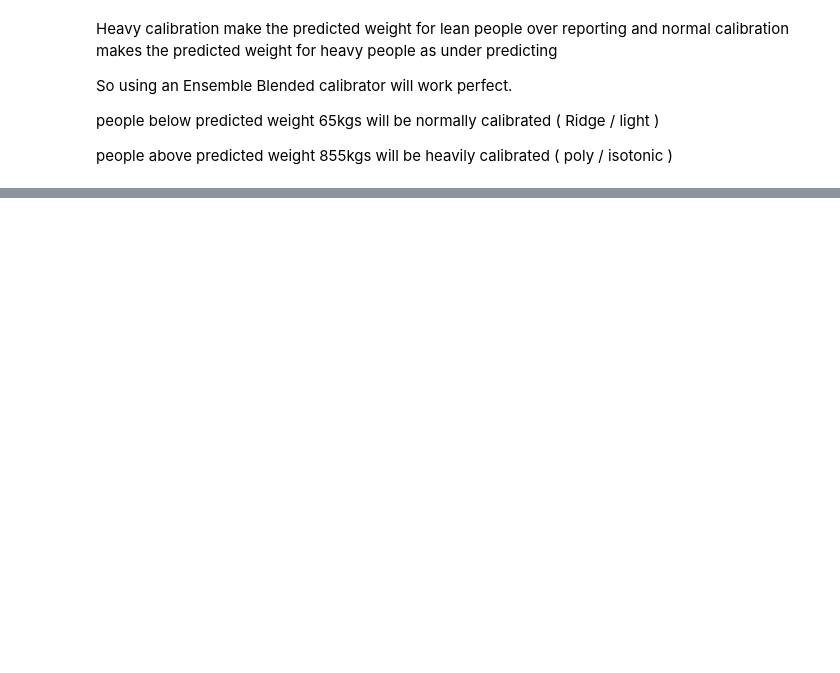
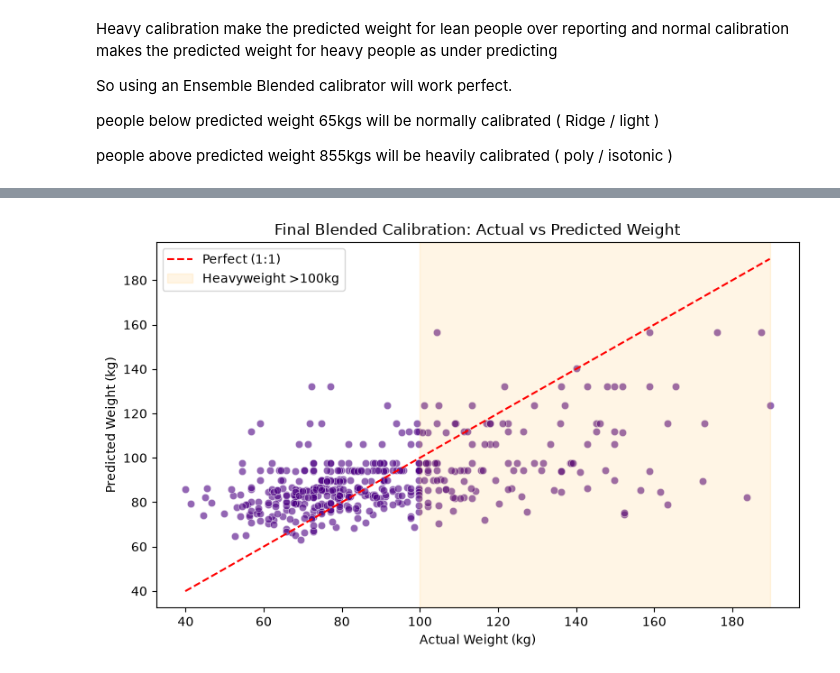
Before and after one commit to Prashant-kmishra/PulseFit-Multi-Objective-Deep-Learning-Framework-for-Image-Based-Body-Fat-Percentage-Estimation, a Jupyter notebook: notebooks/PulseFit-V3.ipynb, the cells around one changed output, grey strips where cells are left out. Drawn from its saved outputs; the diff is of its cells as text; code cells hidden in the pictures; blank space fills up the shorter version.

```diff
--- a/notebooks/PulseFit-V3.ipynb
+++ b/notebooks/PulseFit-V3.ipynb
@@ -1491,0 +1491,94 @@ class PulseFitAnalyzer:
+# %%
+prep_dir = r"C:\Users\mishr\PROJECTS\P4-Pulse-Fit\models\preprocessing"
+scaler_h = joblib.load(os.path.join(prep_dir, "height_cm_scaler.pkl"))
+scaler_w = joblib.load(os.path.join(prep_dir, "weight_scaler.pkl"))
+
+final_model.eval()
+true_w, raw_pred_w = [], []
+true_h, raw_pred_h = [], []
+
+with torch.no_grad():
+    for images, targets in val_loader:
+        images = images.to(device)
+        with torch.amp.autocast('cuda'):
+            out = final_model(images)
+
+        t_h = scaler_h.inverse_transform(targets['height_out'].cpu().numpy().reshape(-1, 1)).flatten()
+        p_h = scaler_h.inverse_transform(out['height_out'].cpu().numpy().reshape(-1, 1)).flatten()
+        true_h.extend(t_h)
+        raw_pred_h.extend(p_h)
+
+        t_w = scaler_w.inverse_transform(targets['weight_out'].cpu().numpy().reshape(-1, 1)).flatten()
+        p_w = scaler_w.inverse_transform(out['weight_out'].cpu().numpy().reshape(-1, 1)).flatten()
+        true_w.extend(t_w)
+        raw_pred_w.extend(p_w)
+
+true_w = np.array(true_w)
+raw_pred_w = np.array(raw_pred_w).reshape(-1, 1)
+true_h = np.array(true_h)
+raw_pred_h = np.array(raw_pred_h).reshape(-1, 1)
+
+calib_h = Ridge(alpha=1.0).fit(raw_pred_h, true_h)
+final_pred_h = calib_h.predict(raw_pred_h)
+
+calib_w_light = Ridge(alpha=1.0).fit(raw_pred_w, true_w)
+calib_w_heavy = IsotonicRegression(out_of_bounds='clip').fit(raw_pred_w.flatten(), true_w)
+
+class BlendedCalibrator:
+    def __init__(self, m_light, m_heavy, lower=65.0, upper=85.0):
+        self.m_light = m_light
+        self.m_heavy = m_heavy
+        self.lower = lower
+        self.upper = upper
+
+    def predict(self, X):
+        X_arr = np.array(X).flatten()
+        preds = np.zeros_like(X_arr)
+        p_light = self.m_light.predict(X).flatten()
+        p_heavy = self.m_heavy.predict(X).flatten()
+
+        for i, x in enumerate(X_arr):
+            if x <= self.lower:
+                preds[i] = p_light[i]
+            elif x >= self.upper:
+                preds[i] = p_heavy[i]
+            else:
+                w = (x - self.lower) / (self.upper - self.lower)
+                preds[i] = (1 - w)*p_light[i] + w*p_heavy[i]
+        return preds
+
+blended_w = BlendedCalibrator(calib_w_light, calib_w_heavy, lower=65.0, upper=85.0)
+final_pred_w = blended_w.predict(raw_pred_w)
+
+true_bmi = true_w / ((true_h / 100.0) ** 2)
+pred_bmi = final_pred_w / ((final_pred_h / 100.0) ** 2)
+
+mae_h = mean_absolute_error(true_h, final_pred_h)
+mae_w = mean_absolute_error(true_w, final_pred_w)
+mae_bmi = mean_absolute_error(true_bmi, pred_bmi)
+
+heavy_mask = true_w >= 100
+heavy_mae = mean_absolute_error(true_w[heavy_mask], final_pred_w[heavy_mask])
+heavy_bias = np.mean(final_pred_w[heavy_mask] - true_w[heavy_mask])
+
+
+print(" FINAL BLENDED ENSEMBLE PERFORMANCE (450 IMAGES)")
+print(f" Height MAE        : ± {mae_h:.2f} cm")
+print(f" Weight MAE        : ± {mae_w:.2f} kg")
+print(f" Calculated BMI MAE: ± {mae_bmi:.2f}")
+print(f"   HEAVYWEIGHT ZONE (>100kg) DIAGNOSTIC:")
+print(f"   Heavyweight MAE : ± {heavy_mae:.2f} kg")
+print(f"   Heavyweight Bias:   {heavy_bias:.2f} kg")
+
+
+plt.figure(figsize=(8, 5))
+sns.scatterplot(x=true_w, y=final_pred_w, color="indigo", alpha=0.6)
+plt.plot([true_w.min(), true_w.max()], [true_w.min(), true_w.max()], 'r--', label="Perfect (1:1)")
+plt.axvspan(100, true_w.max(), color="orange", alpha=0.1, label="Heavyweight >100kg")
+plt.title("Final Blended Calibration: Actual vs Predicted Weight")
+plt.xlabel("Actual Weight (kg)")
+plt.ylabel("Predicted Weight (kg)")
+plt.legend()
+plt.tight_layout()
+plt.show()
+# %% [output]
@@ -1491,0 +1592 @@ class PulseFitAnalyzer:
+[figure, added]
```
Also changed, not shown: parts of 6 cells of this notebook, 8 other files.
